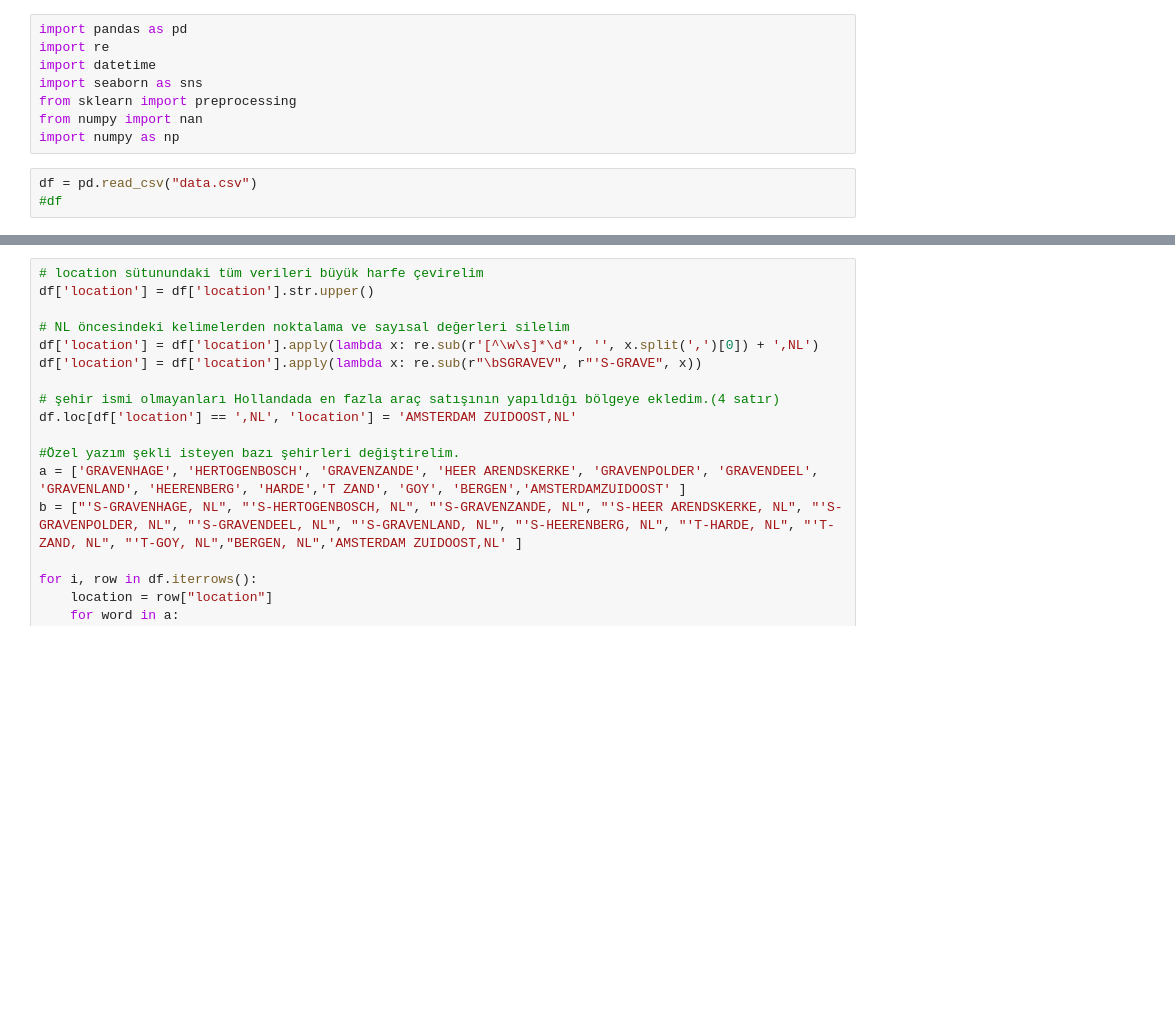
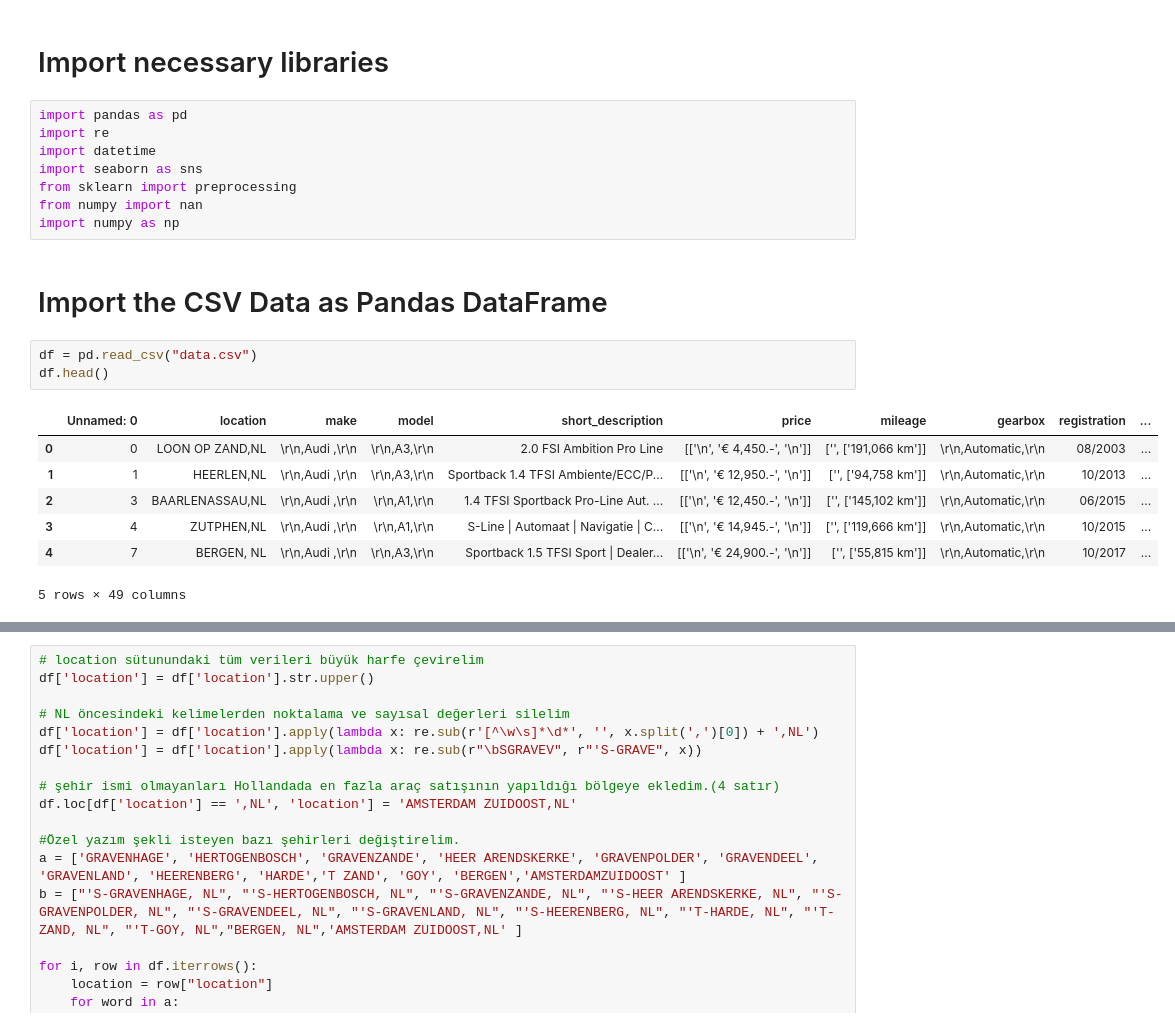
Before and after one commit to Nueseybe/Team2Project-4, a Jupyter notebook: main.ipynb, the cells around one changed output, grey strips where cells are left out. Drawn from its saved outputs; the diff is of its cells as text; blank space fills up the shorter version.

```diff
--- a/main.ipynb
+++ b/main.ipynb
@@ -1,3 +54,5 @@
+# %% [markdown]
+# Import necessary libraries
 # %%
 import pandas as pd
 import re
@@ -6,6 +61,16 @@ import seaborn as sns
 from sklearn import preprocessing
 from numpy import nan
 import numpy as np
+# %% [markdown]
+ # Import the CSV Data as Pandas DataFrame
 # %%
 df = pd.read_csv("data.csv")
-#df
+df.head()
+# %% [output]
+|  | Unnamed: 0 | location | make | model | short_description | price | mileage | gearbox | registration | ... |
+| 0 | 0 | LOON OP ZAND,NL | \r\n,Audi ,\r\n | \r\n,A3,\r\n | 2.0 FSI Ambition Pro Line | [['\n', '€ 4,450.-', '\n']] | ['', ['191,066 km']] | \r\n,Automatic,\r\n | 08/2003 | ... |
+| 1 | 1 | HEERLEN,NL | \r\n,Audi ,\r\n | \r\n,A3,\r\n | Sportback 1.4 TFSI Ambiente/ECC/P... | [['\n', '€ 12,950.-', '\n']] | ['', ['94,758 km']] | \r\n,Automatic,\r\n | 10/2013 | ... |
+| 2 | 3 | BAARLENASSAU,NL | \r\n,Audi ,\r\n | \r\n,A1,\r\n | 1.4 TFSI Sportback Pro-Line Aut. ... | [['\n', '€ 12,450.-', '\n']] | ['', ['145,102 km']] | \r\n,Automatic,\r\n | 06/2015 | ... |
+| 3 | 4 | ZUTPHEN,NL | \r\n,Audi ,\r\n | \r\n,A1,\r\n | S-Line | Automaat | Navigatie | C... | [['\n', '€ 14,945.-', '\n']] | ['', ['119,666 km']] | \r\n,Automatic,\r\n | 10/2015 | ... |
+| 4 | 7 | BERGEN, NL | \r\n,Audi ,\r\n | \r\n,A3,\r\n | Sportback 1.5 TFSI Sport | Dealer... | [['\n', '€ 24,900.-', '\n']] | ['', ['55,815 km']] | \r\n,Automatic,\r\n | 10/2017 | ... |
+5 rows × 49 columns
```
Also changed, not shown: parts of 13 cells of this notebook.
